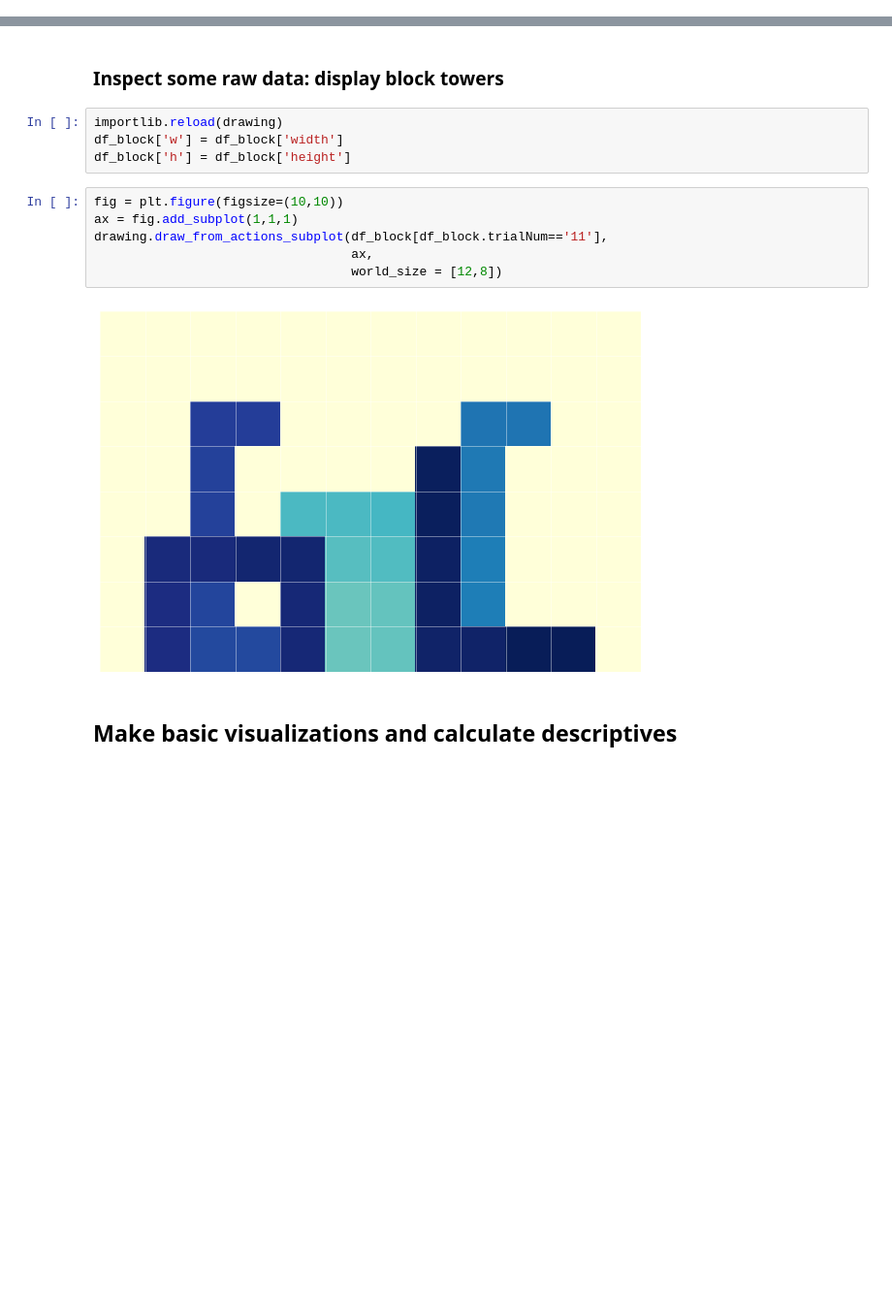
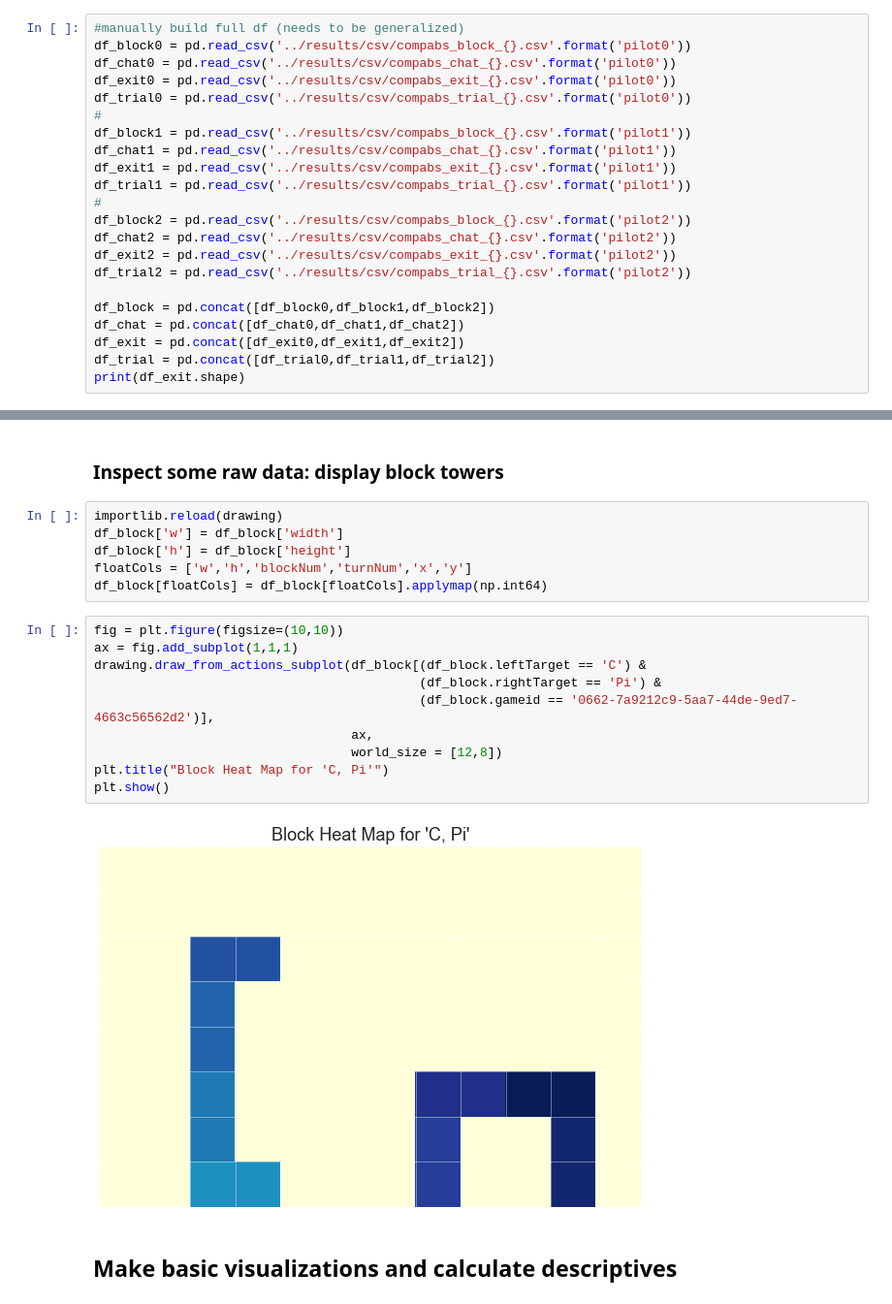
Before and after one commit to cogtoolslab/compositional-abstractions, a Jupyter notebook: analysis/compabs_analysis.ipynb, the cells around one changed output, grey strips where cells are left out. Shown at 97% size. Drawn from its saved outputs; the diff is of its cells as text; blank space fills up the shorter version.

```diff
--- a/analysis/compabs_analysis.ipynb
+++ b/analysis/compabs_analysis.ipynb
@@ -310,3 +270,25 @@ df_block = pd.read_csv('../results/csv/compabs_block_{}.csv'.format(iterationNam
 df_chat = pd.read_csv('../results/csv/compabs_chat_{}.csv'.format(iterationName))
 df_exit = pd.read_csv('../results/csv/compabs_exit_{}.csv'.format(iterationName))
 df_trial = pd.read_csv('../results/csv/compabs_trial_{}.csv'.format(iterationName))
+# %%
+#manually build full df (needs to be generalized)
+df_block0 = pd.read_csv('../results/csv/compabs_block_{}.csv'.format('pilot0'))
+df_chat0 = pd.read_csv('../results/csv/compabs_chat_{}.csv'.format('pilot0'))
+df_exit0 = pd.read_csv('../results/csv/compabs_exit_{}.csv'.format('pilot0'))
+df_trial0 = pd.read_csv('../results/csv/compabs_trial_{}.csv'.format('pilot0'))
+#
+df_block1 = pd.read_csv('../results/csv/compabs_block_{}.csv'.format('pilot1'))
+df_chat1 = pd.read_csv('../results/csv/compabs_chat_{}.csv'.format('pilot1'))
+df_exit1 = pd.read_csv('../results/csv/compabs_exit_{}.csv'.format('pilot1'))
+df_trial1 = pd.read_csv('../results/csv/compabs_trial_{}.csv'.format('pilot1'))
+#
+df_block2 = pd.read_csv('../results/csv/compabs_block_{}.csv'.format('pilot2'))
+df_chat2 = pd.read_csv('../results/csv/compabs_chat_{}.csv'.format('pilot2'))
+df_exit2 = pd.read_csv('../results/csv/compabs_exit_{}.csv'.format('pilot2'))
+df_trial2 = pd.read_csv('../results/csv/compabs_trial_{}.csv'.format('pilot2'))
+
+df_block = pd.concat([df_block0,df_block1,df_block2])
+df_chat = pd.concat([df_chat0,df_chat1,df_chat2])
+df_exit = pd.concat([df_exit0,df_exit1,df_exit2])
+df_trial = pd.concat([df_trial0,df_trial1,df_trial2])
+print(df_exit.shape)
@@ -353,14 +372,20 @@ array(['place the red one 3 from the left and the blue 3 from the right',
 importlib.reload(drawing)
 df_block['w'] = df_block['width']
 df_block['h'] = df_block['height']
+floatCols = ['w','h','blockNum','turnNum','x','y']
+df_block[floatCols] = df_block[floatCols].applymap(np.int64)
 # %%
 fig = plt.figure(figsize=(10,10))
 ax = fig.add_subplot(1,1,1)
-drawing.draw_from_actions_subplot(df_block[df_block.trialNum=='11'],
+drawing.draw_from_actions_subplot(df_block[(df_block.leftTarget == 'C') &
+                                           (df_block.rightTarget == 'Pi') &
+                                           (df_block.gameid == '0662-7a9212c9-5aa7-44de-9ed7-4663c56562d2')],
                                   ax,
                                   world_size = [12,8])
+plt.title("Block Heat Map for 'C, Pi'")
+plt.show()
 # %% [output]
-[figure, old version]
+[figure, new version]
 # %% [markdown]
 ## Make basic visualizations and calculate descriptives
 # %% [markdown]
```
Also changed, not shown: parts of 34 cells of this notebook.
